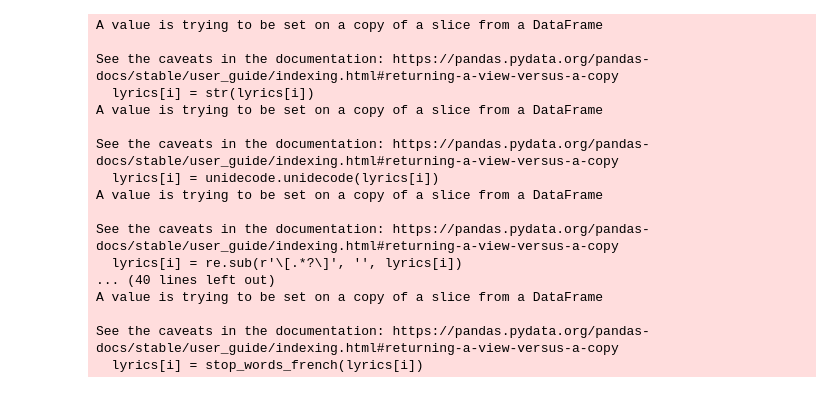
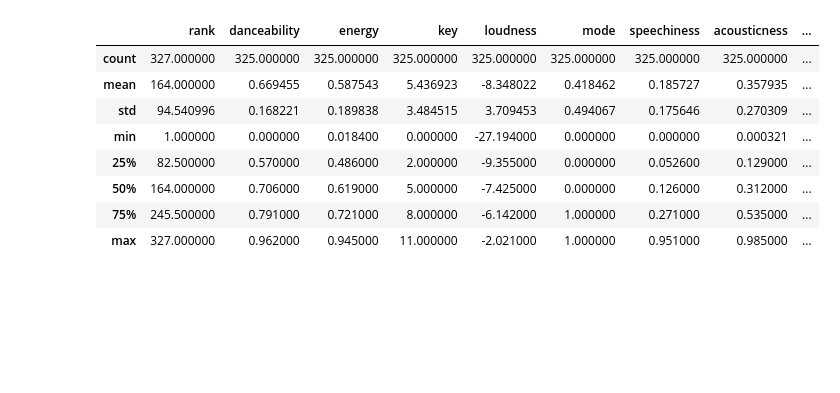
Before and after one commit to JustNao/NF21, a Jupyter notebook: test_lyrics_treatments.ipynb, the cells around one changed output. Drawn from its saved outputs; the diff is of its cells as text; code cells hidden in the pictures; blank space fills up the shorter version.

```diff
--- a/test_lyrics_treatments.ipynb
+++ b/test_lyrics_treatments.ipynb
@@ -35,0 +88,3 @@ def stop_words_english(text):
+# %%
+bottom = add_lyrics_features(bottom)
+bottom.head()
@@ -36,3 +111,15 @@ def stop_words_english(text):
+# %%
+bottom.describe()
+# %% [output]
+|  | rank | danceability | energy | key | loudness | mode | speechiness | acousticness | ... |
+| count | 327.000000 | 325.000000 | 325.000000 | 325.000000 | 325.000000 | 325.000000 | 325.000000 | 325.000000 | ... |
+| mean | 164.000000 | 0.669455 | 0.587543 | 5.436923 | -8.348022 | 0.418462 | 0.185727 | 0.357935 | ... |
+| std | 94.540996 | 0.168221 | 0.189838 | 3.484515 | 3.709453 | 0.494067 | 0.175646 | 0.270309 | ... |
+| min | 1.000000 | 0.000000 | 0.018400 | 0.000000 | -27.194000 | 0.000000 | 0.000000 | 0.000321 | ... |
+| 25% | 82.500000 | 0.570000 | 0.486000 | 2.000000 | -9.355000 | 0.000000 | 0.052600 | 0.129000 | ... |
+| 50% | 164.000000 | 0.706000 | 0.619000 | 5.000000 | -7.425000 | 0.000000 | 0.126000 | 0.312000 | ... |
+| 75% | 245.500000 | 0.791000 | 0.721000 | 8.000000 | -6.142000 | 1.000000 | 0.271000 | 0.535000 | ... |
+| max | 327.000000 | 0.962000 | 0.945000 | 11.000000 | -2.021000 | 1.000000 | 0.951000 | 0.985000 | ... |
 # %%
 def lemmatization(nlp, texte):
     i = 0
@@ -47,40 +134,3 @@ def lemmatization(nlp, texte):
 # %%
 nlp_fr = spacy.load('fr_core_news_md')
 nlp_en = spacy.load('en_core_web_md')
-# %%
-i = 0
-while i < len(lyrics):
-    lyrics[i] = str(lyrics[i])
-    if len(lyrics[i]) > 0:
-        lyrics[i] = unidecode.unidecode(lyrics[i])
-        lyrics[i] = re.sub(r'\[.*?\]', '', lyrics[i])
-        lyrics[i] = re.sub(r'\(.*?\)', '', lyrics[i])
-        lyrics[i] = lyrics[i].replace("'", ' ')
-        lyrics[i] = lyrics[i].replace("-", ' ')
-        lyrics[i] = lyrics[i].replace("!", ' ')
-        lyrics[i] = lyrics[i].replace(".", ' ')
-        lyrics[i] = lyrics[i].replace("?", ' ')
-        lyrics[i] = lyrics[i].split(' ')
-        lyrics[i] = lemmatization(nlp_fr, lyrics[i])
-        lyrics[i] = lemmatization(nlp_en, lyrics[i])
-        lyrics[i] = stop_words_english(lyrics[i])
-        lyrics[i] = stop_words_french(lyrics[i])
-    i +=1
-# %% [output]
-A value is trying to be set on a copy of a slice from a DataFrame
-
-See the caveats in the documentation: https://pandas.pydata.org/pandas-docs/stable/user_guide/indexing.html#returning-a-view-versus-a-copy
-  lyrics[i] = str(lyrics[i])
-A value is trying to be set on a copy of a slice from a DataFrame
-
-See the caveats in the documentation: https://pandas.pydata.org/pandas-docs/stable/user_guide/indexing.html#returning-a-view-versus-a-copy
-  lyrics[i] = unidecode.unidecode(lyrics[i])
-A value is trying to be set on a copy of a slice from a DataFrame
-
-See the caveats in the documentation: https://pandas.pydata.org/pandas-docs/stable/user_guide/indexing.html#returning-a-view-versus-a-copy
-  lyrics[i] = re.sub(r'\[.*?\]', '', lyrics[i])
-... (40 lines left out)
-A value is trying to be set on a copy of a slice from a DataFrame
-
-See the caveats in the documentation: https://pandas.pydata.org/pandas-docs/stable/user_guide/indexing.html#returning-a-view-versus-a-copy
-  lyrics[i] = stop_words_french(lyrics[i])
```
Also changed, not shown: parts of 13 cells of this notebook.
